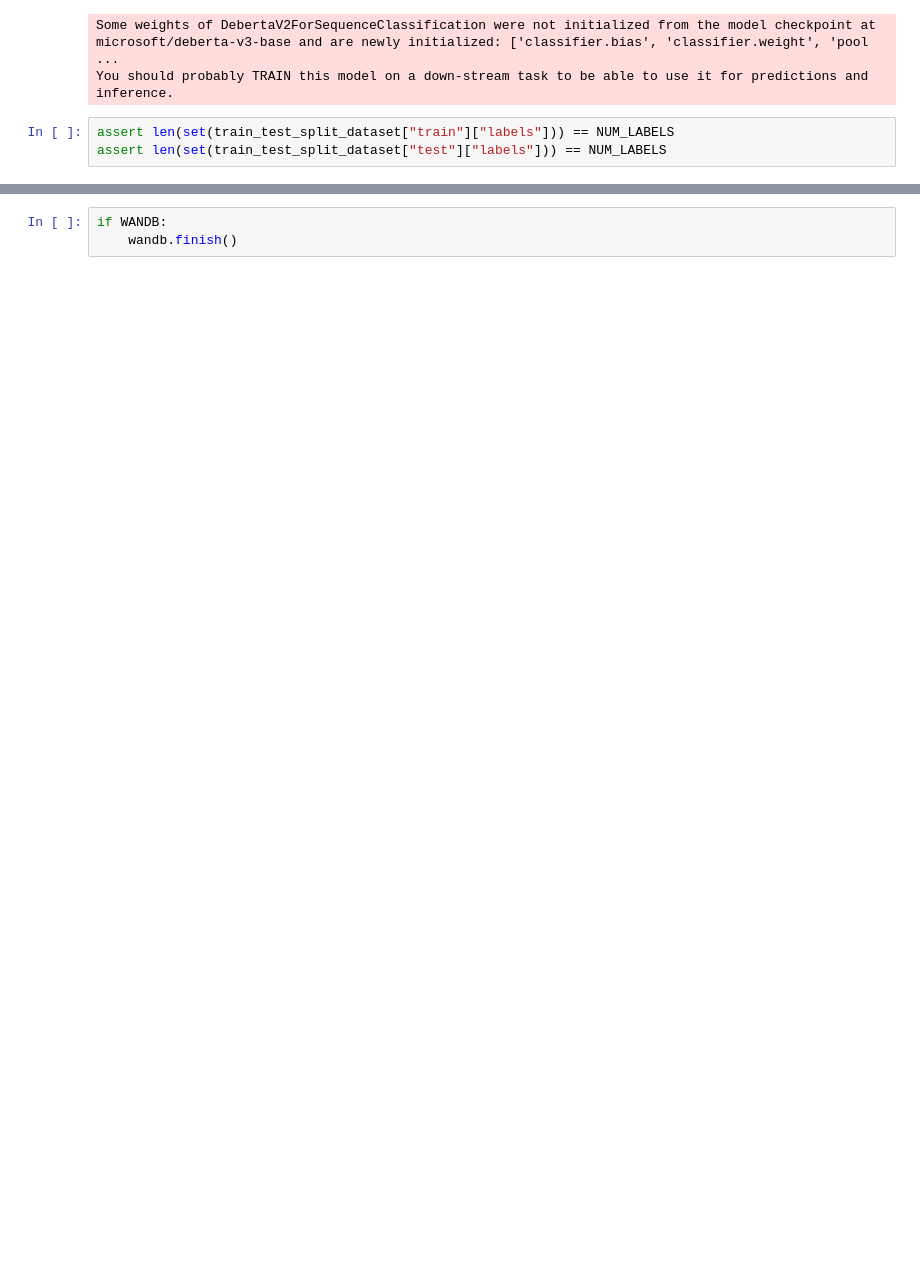
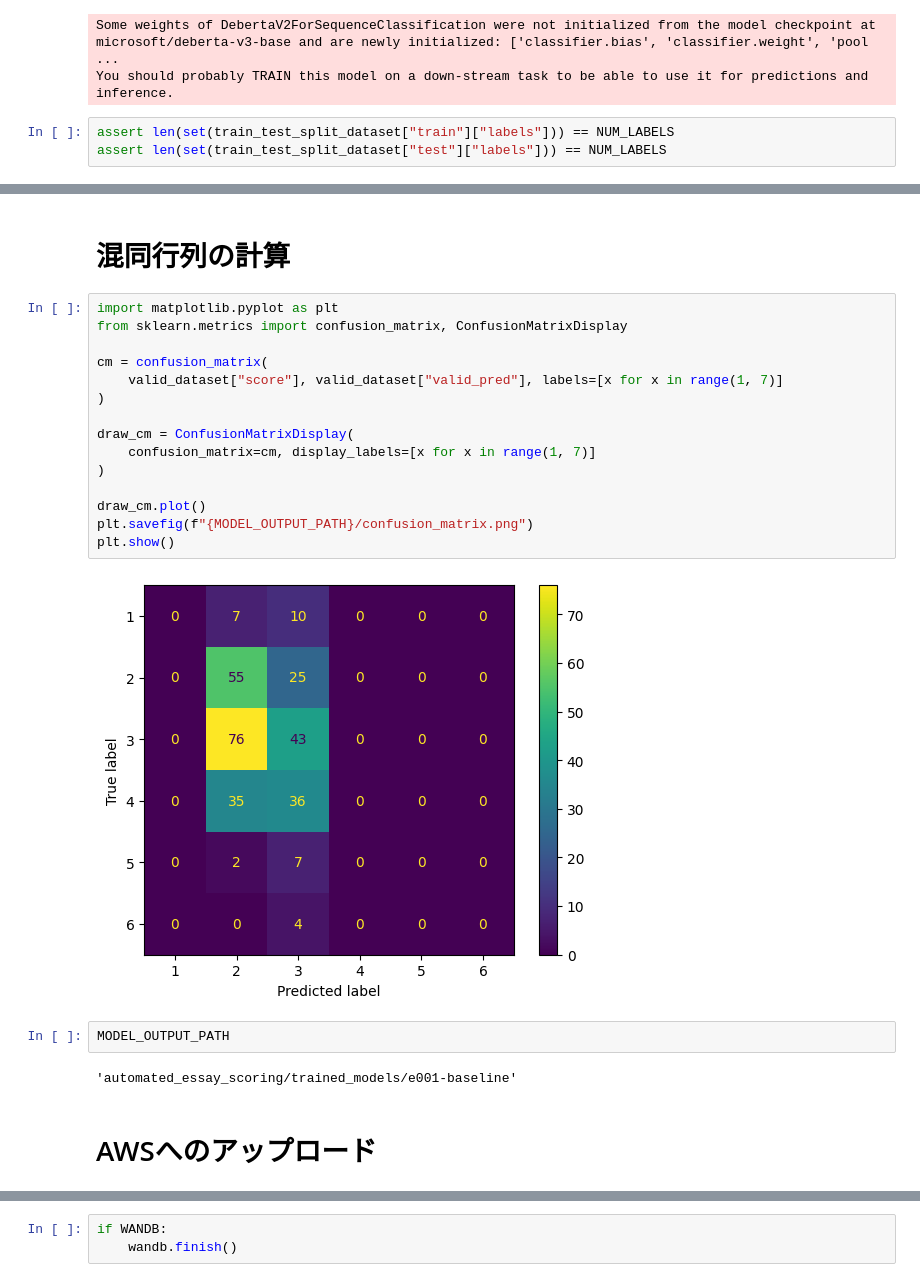
Before and after one commit to sinchir0/automated_essay_scoring, a Jupyter notebook: automated_essay_scoring/exp/exp001.ipynb, the cells around one changed output, grey strips where cells are left out. Drawn from its saved outputs; the diff is of its cells as text; blank space fills up the shorter version.

```diff
--- a/automated_essay_scoring/exp/exp001.ipynb
+++ b/automated_essay_scoring/exp/exp001.ipynb
@@ -340 +427,26 @@ if TRAINING:
+# %% [markdown]
+# 混同行列の計算
+# %%
+import matplotlib.pyplot as plt
+from sklearn.metrics import confusion_matrix, ConfusionMatrixDisplay
+
+cm = confusion_matrix(
+    valid_dataset["score"], valid_dataset["valid_pred"], labels=[x for x in range(1, 7)]
+)
+
+draw_cm = ConfusionMatrixDisplay(
+    confusion_matrix=cm, display_labels=[x for x in range(1, 7)]
+)
+
+draw_cm.plot()
+plt.savefig(f"{MODEL_OUTPUT_PATH}/confusion_matrix.png")
+plt.show()
+# %% [output]
+[figure, added]
+# %%
+MODEL_OUTPUT_PATH
+# %% [output]
+'automated_essay_scoring/trained_models/e001-baseline'
+# %% [markdown]
+# AWSへのアップロード
 # %%
```
Also changed, not shown: parts of 25 cells of this notebook.
